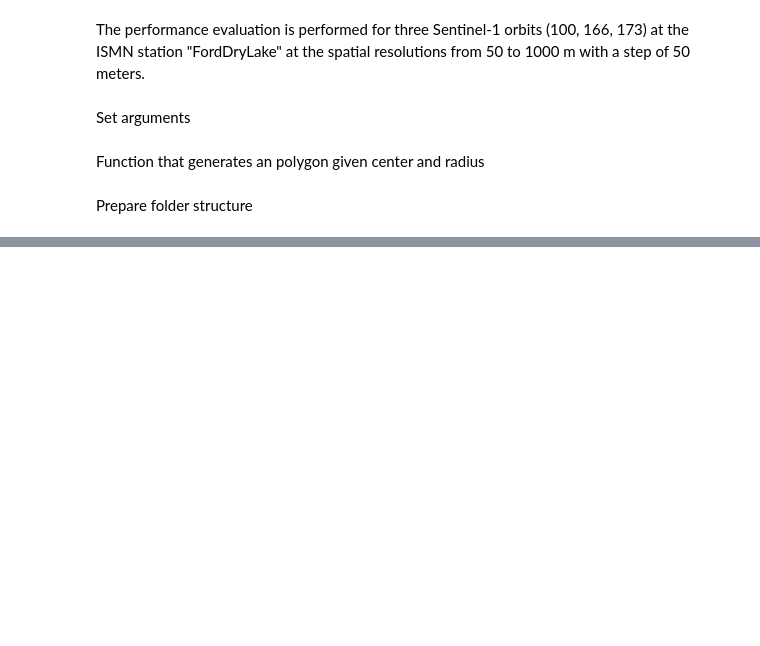
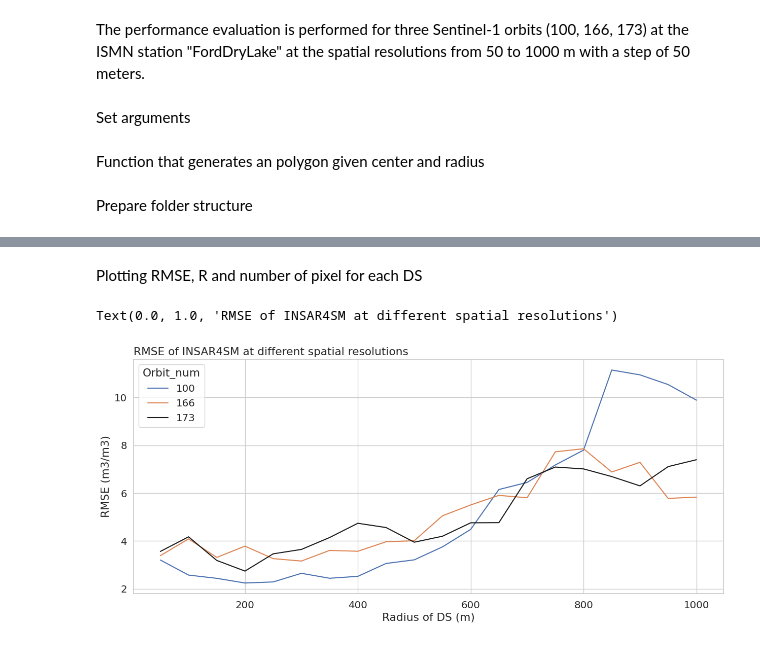
Before and after one commit to kleok/INSAR4SM, a Jupyter notebook: Spatial_resolution_experiment.ipynb, the cells around one changed output, grey strips where cells are left out. Saved outputs shown, nothing was run; the diff lists cells and outputs as text; code cells hidden in the pictures; blank space fills up the shorter version.

```diff
--- a/Spatial_resolution_experiment.ipynb
+++ b/Spatial_resolution_experiment.ipynb
@@ -224,0 +227,26 @@ write vrt file for each SLC ...
+# %%
+import pandas as pd
+import seaborn as sns
+import matplotlib.pyplot as plt
+import numpy as np
+# Style
+sns.set(font_scale=1.3)
+sns.set_style("whitegrid")
+
+spatial_results = pd.read_csv('/RSL02/SM_NA/spatial_tests_csv/spatial_results.csv')
+df = spatial_results.copy()
+df.drop(['orbit_time_UTC'], axis=1, inplace = True)
+df.grid_size = df.grid_size*2
+# %% [markdown]
+Plotting RMSE, R and number of pixel for each DS
+# %%
+# Plot
+fig, ax = plt.subplots(figsize=(15,6))
+g1 = sns.lineplot(data=df, x='grid_size', y='rmse', hue="Orbit_num",  palette=["C0", "C1", "k"])
+plt.xlabel('Radius of DS (m)')
+plt.ylabel('RMSE (m3/m3)')
+# Legend
+plt.title('RMSE of INSAR4SM at different spatial resolutions', loc='left')
+# %% [output]
+Text(0.0, 1.0, 'RMSE of INSAR4SM at different spatial resolutions')
+[figure, added]
```
Also changed, not shown: parts of 3 cells of this notebook, 4 other files.
